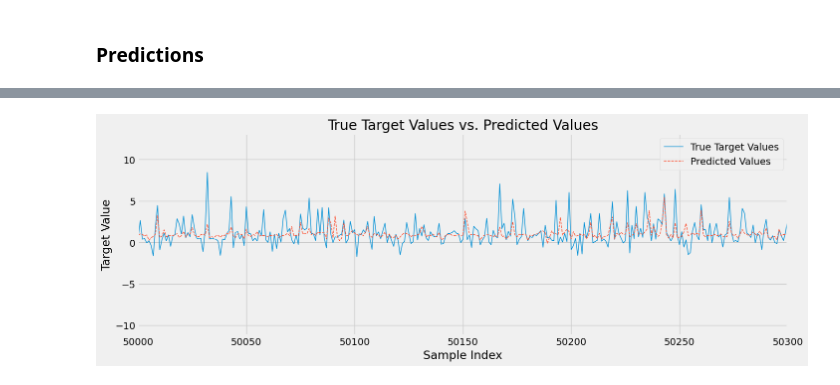
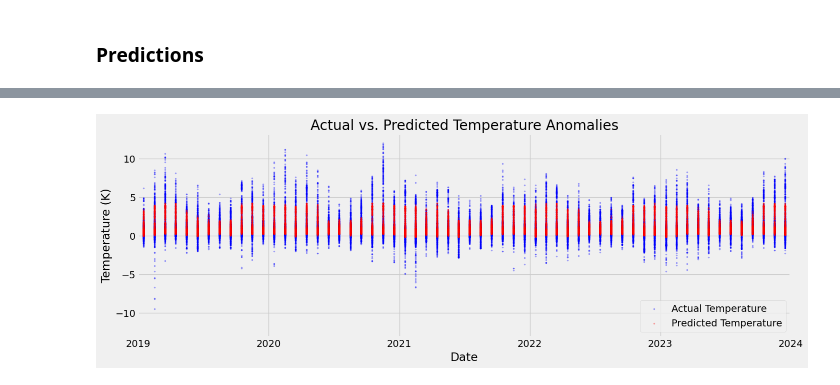
Before and after one commit to MetOffice/ai_data_readiness, a Jupyter notebook: examples/HadCRUT5-Anomalies/HadCRUT5_ML_demo_xgboost.ipynb, the cells around one changed output, grey strips where cells are left out. Saved outputs shown, nothing was run; the diff lists cells and outputs as text; code cells hidden in the pictures.

```diff
--- a/examples/HadCRUT5-Anomalies/HadCRUT5_ML_demo_xgboost.ipynb
+++ b/examples/HadCRUT5-Anomalies/HadCRUT5_ML_demo_xgboost.ipynb
@@ -857,16 +904,15 @@ Index(['latitude', 'longitude', 'tas_mean', 'month', 'quarter', 'year', 'lag1',
       dtype='object')
 # %%
 from sklearn.model_selection import train_test_split
-from sklearn.preprocessing import StandardScaler
+from sklearn.preprocessing import MaxAbsScaler
 
 # Initialize the scaler
-scaler_X = StandardScaler()
-scaler_y = StandardScaler()
-
+scaler_X = MaxAbsScaler()
+scaler_y = MaxAbsScaler()
 
 # Fit the scaler on the training data and transform both training and test data
-X_train_scaled = pd.DataFrame(scaler_X.fit_transform(X_train), columns=FEATURES)
-X_test_scaled = pd.DataFrame(scaler_X.transform(X_test), columns=FEATURES)
+X_train_scaled = pd.DataFrame(scaler_X.fit_transform(X_train), index=X_train.index, columns=FEATURES)
+X_test_scaled = pd.DataFrame(scaler_X.transform(X_test), index=X_test.index, columns=FEATURES)
 
 # Fit and transform the target variable
 y_train_scaled = scaler_y.fit_transform(y_train.reshape(-1, 1))
@@ -1047,4 +1115,4 @@ Test rmse 0.8702549739951471
 # %%
 # Inverse transform the original y_test values and the new predicted values.
-y_test_original = scaler_y.inverse_transform(y_test_scaled)
-cnn_test_predictions_original = scaler_y.inverse_transform(cnn_test_predictions)
+y_test_unscaled = scaler_y.inverse_transform(y_test_scaled)
+cnn_test_predictions_unscaled = scaler_y.inverse_transform(cnn_test_predictions)
@@ -1062,0 +1131,8 @@ plt.show()
+# %%
+# Create a test DataFrame and add the predictions as a new column named 'prediction'
+df_unscaled = pd.DataFrame(scaler_X.inverse_transform(X_test_scaled), index=X_test_scaled.index, columns=FEATURES)
+df_unscaled.loc[:, TARGET] = y_test_unscaled
+df_unscaled.loc[: , "cnn_prediction"] = cnn_test_predictions_unscaled
+# %%
+df_unscaled = df_unscaled.sort_index()
+df_unscaled
@@ -1063,19 +1167,18 @@ plt.show()
 # %%
 # Lets zoom in somewhere on the time index to see how our predictions compare.
 
-# Define the range for zooming in on the x-axis
-x_start = 50000  # Start index for zooming in
-x_end = 50300  # End index for zooming in
-
 # Plot the true target values vs. the predicted values with zoomed x-axis
 plt.figure(figsize=figsize)
-plt.plot(y_test_original, label='True Target Values')
-plt.plot(cnn_test_predictions_original, label='Predicted Values', linestyle='--')
-plt.xlabel('Sample Index')
-plt.ylabel('Target Value')
-plt.title('True Target Values vs. Predicted Values')
+plt.scatter(df_unscaled.index, df_unscaled[TARGET], label='Actual Temperature', color='blue', s=scatter_size, alpha=scatter_alpha)
+plt.scatter(df_unscaled.index, df_unscaled["cnn_prediction"], label='Predicted Temperature', color='red', s=scatter_size, alpha=scatter_alpha)
+plt.xlabel('Date')
+plt.ylabel('Temperature (K)')
+plt.title('Actual vs. Predicted Temperature Anomalies')
+
+# Use xlim and 2 timestamps to zoom in on specific date ranges.
+plt.xlim(pd.Timestamp('2019-01-01'), pd.Timestamp('2024-01-01'))
+
 plt.legend()
-plt.xlim([x_start, x_end])  # Set the x-axis limits to zoom in
 plt.show()
 # %% [output]
-[figure, old version]
+[figure, new version]
```
Also changed, not shown: parts of 33 cells of this notebook.
